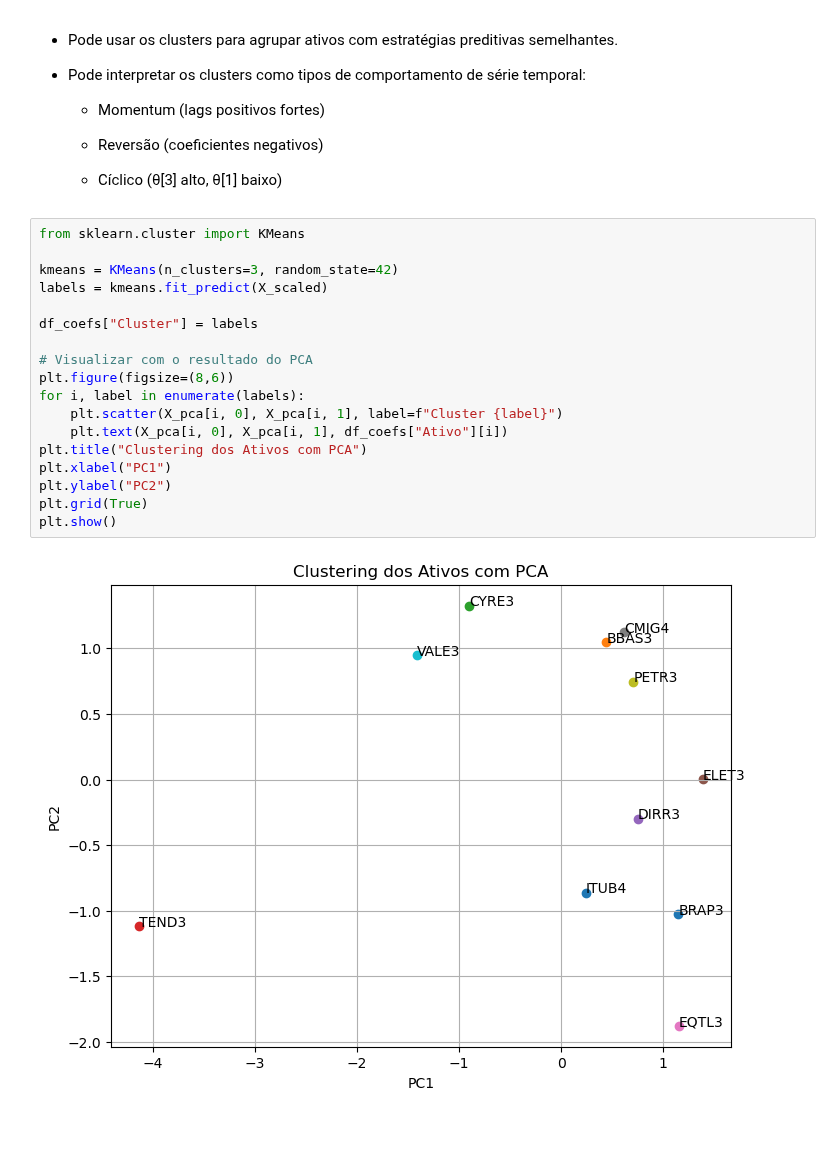
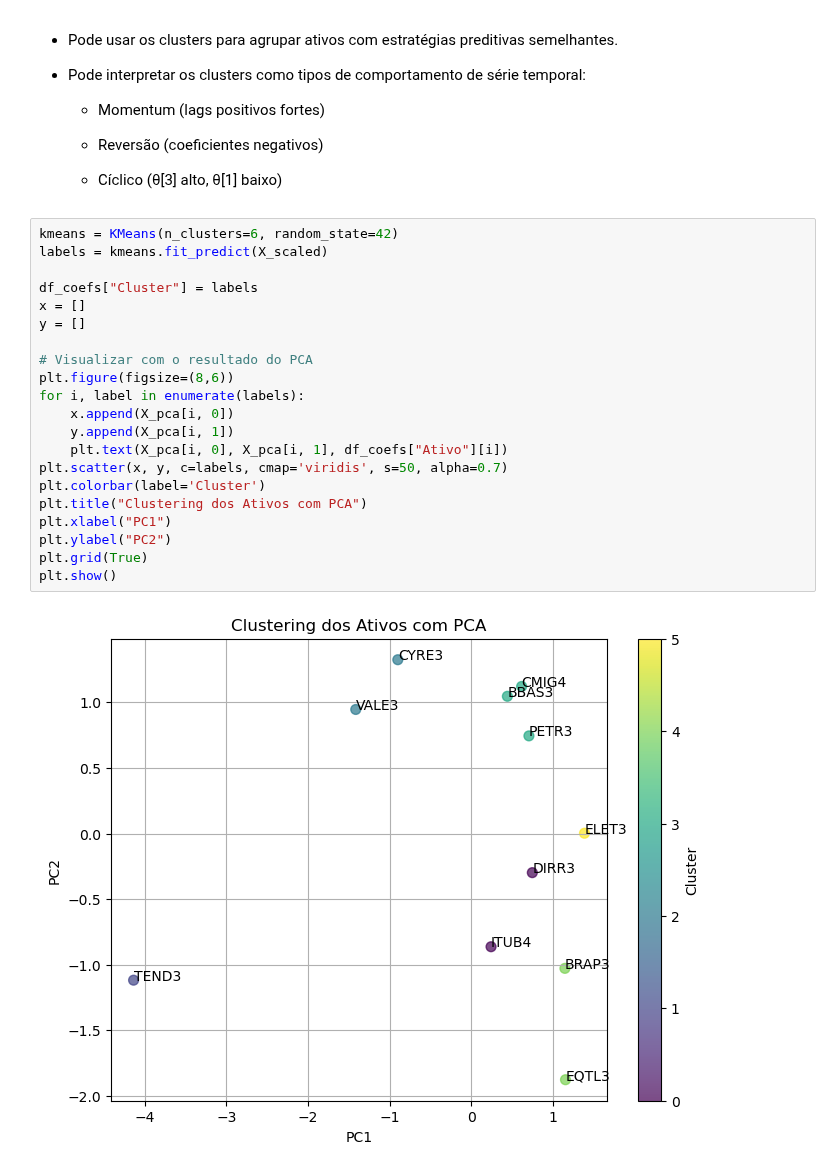
Before and after one commit to diogobrasil/analises-tcc-cripto, a Jupyter notebook: analysis/analysis_coefs.ipynb, the cells around one changed output. Saved outputs shown, nothing was run; the diff lists cells and outputs as text; blank space fills up the shorter version.

Commit message:
update: cluster graph

```diff
--- a/analysis/analysis_coefs.ipynb
+++ b/analysis/analysis_coefs.ipynb
@@ -214,22 +214,25 @@ Agrupar os ativos automaticamente com base nos coeficientes — descobrir padrõ
 
   - Cíclico (θ[3] alto, θ[1] baixo)
 # %%
-from sklearn.cluster import KMeans
-
-kmeans = KMeans(n_clusters=3, random_state=42)
+kmeans = KMeans(n_clusters=6, random_state=42)
 labels = kmeans.fit_predict(X_scaled)
 
 df_coefs["Cluster"] = labels
+x = []
+y = []
 
 # Visualizar com o resultado do PCA
 plt.figure(figsize=(8,6))
 for i, label in enumerate(labels):
-    plt.scatter(X_pca[i, 0], X_pca[i, 1], label=f"Cluster {label}")
+    x.append(X_pca[i, 0])
+    y.append(X_pca[i, 1])
     plt.text(X_pca[i, 0], X_pca[i, 1], df_coefs["Ativo"][i])
+plt.scatter(x, y, c=labels, cmap='viridis', s=50, alpha=0.7)
+plt.colorbar(label='Cluster')
 plt.title("Clustering dos Ativos com PCA")
 plt.xlabel("PC1")
 plt.ylabel("PC2")
 plt.grid(True)
 plt.show()
 # %% [output]
-[figure, old version]
+[figure, new version]
```
Also changed, not shown: parts of 6 cells of this notebook.
